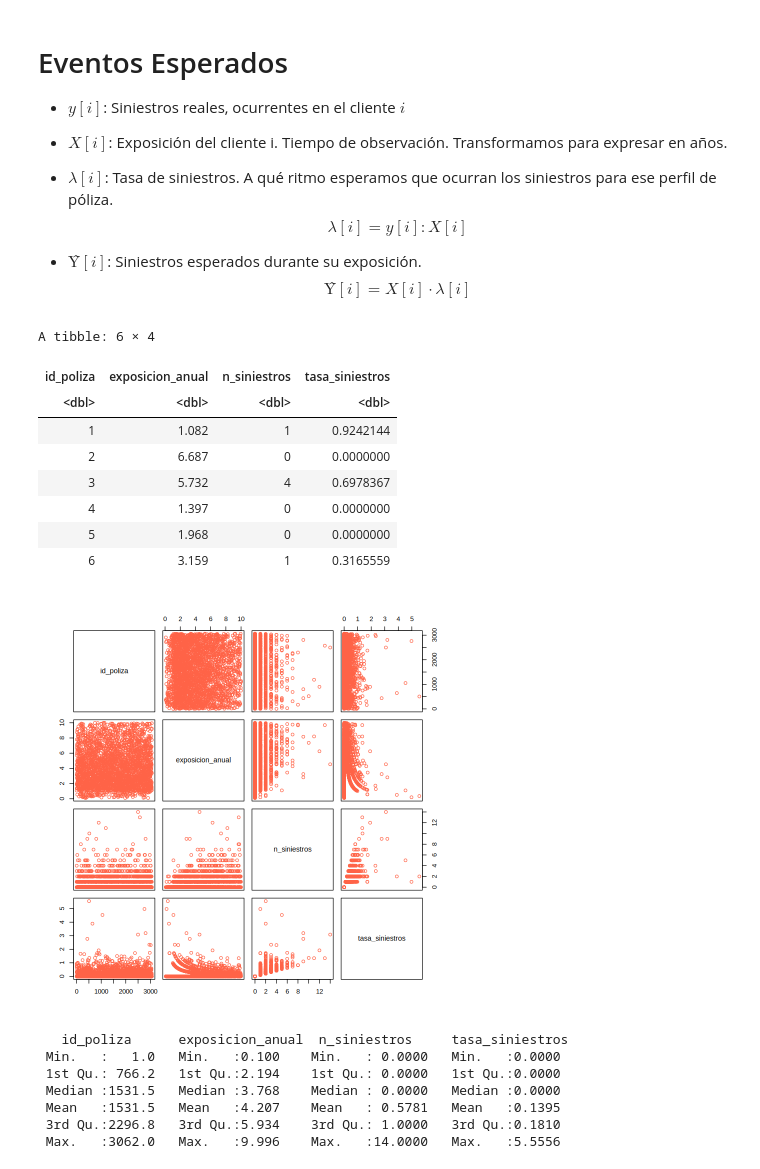
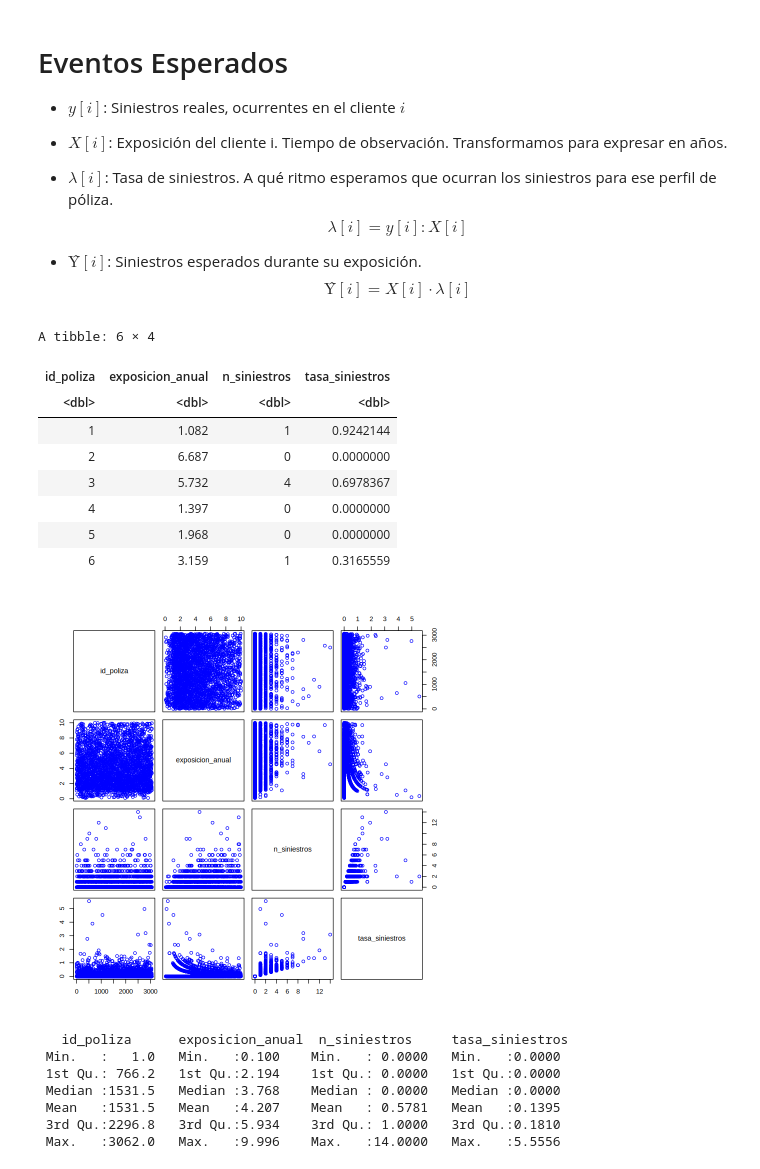
Before and after one commit to JulTob/Modelling, a Jupyter notebook: GLM/GLM_2_07.ipynb, the cells around one changed output. Drawn from its saved outputs; the diff is of its cells as text; code cells hidden in the pictures.

```diff
--- a/GLM/GLM_2_07.ipynb
+++ b/GLM/GLM_2_07.ipynb
@@ -113,35 +123,33 @@ tasa <- function(
 # %%
 #-- Datos de interés
 data <- cartera %>%
     mutate(
         exposicion_anual = exposicion * 10,
         tasa_siniestros  = tasa(
                 n_siniestros,
                 exposicion_anual)
         ) %>%
     select(
         id_poliza,
         exposicion_anual,
         n_siniestros,
         tasa_siniestros
         )
 
 #-- Comprobación
 head(data)
+plot(data, col= "Blue")
 # %% [output]
 A tibble: 6 × 4
 | id_poliza | exposicion_anual | n_siniestros | tasa_siniestros |
 | <dbl> | <dbl> | <dbl> | <dbl> |
 | 1 | 1.082 | 1 | 0.9242144 |
 | 2 | 6.687 | 0 | 0.0000000 |
 | 3 | 5.732 | 4 | 0.6978367 |
 | 4 | 1.397 | 0 | 0.0000000 |
 | 5 | 1.968 | 0 | 0.0000000 |
 | 6 | 3.159 | 1 | 0.3165559 |
+[figure, added]
-# %%
-plot(data, col = "tomato")
-# %% [output]
-[figure, removed]
 # %%
 summary(data)
 # %% [output]
```
Also changed, not shown: parts of 10 cells of this notebook.
